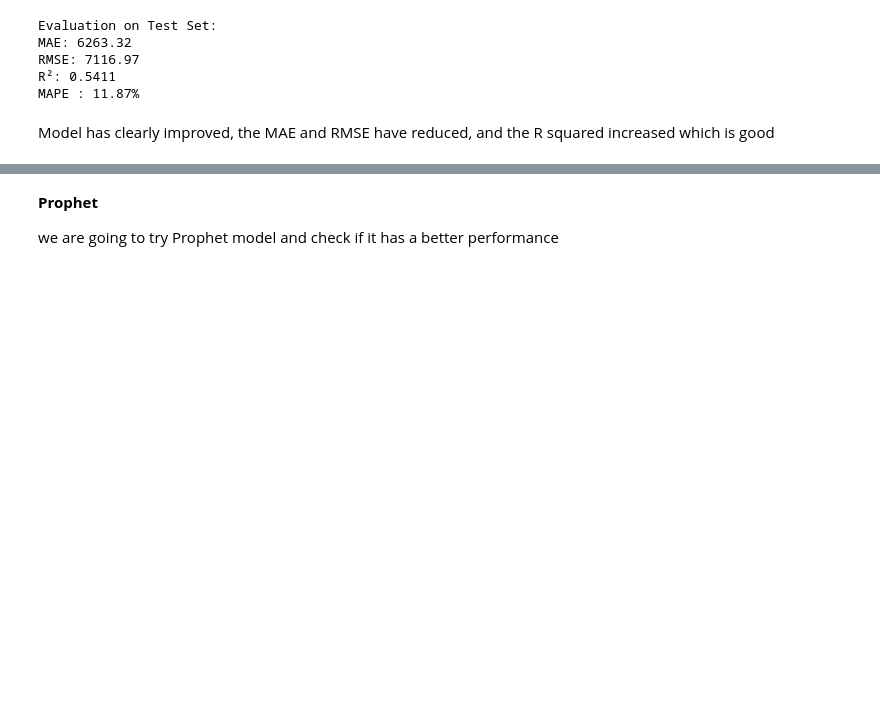
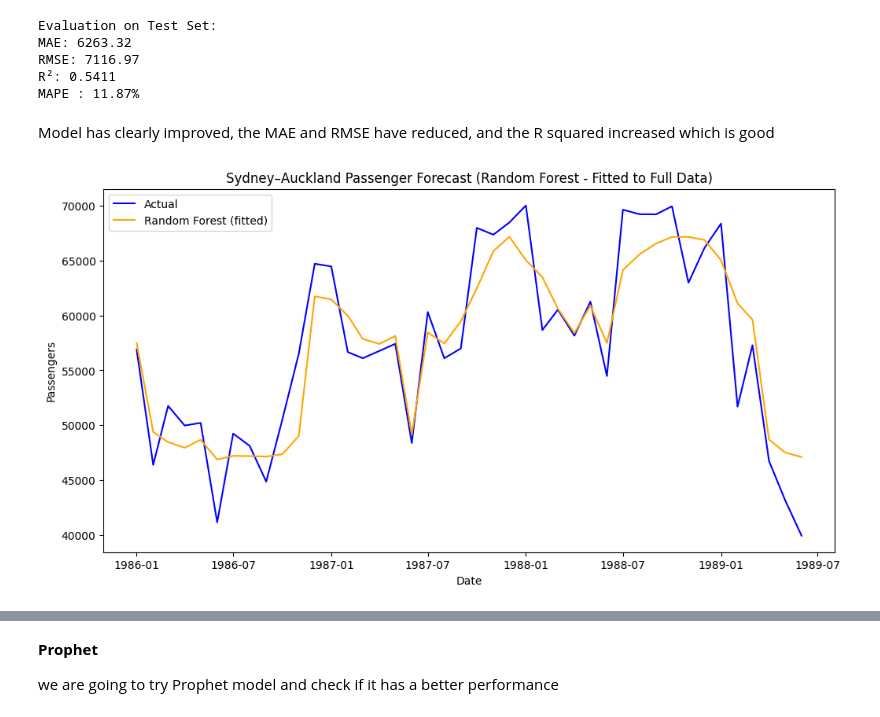
Before and after one commit to kebrcic/data-tech-challenge, a Jupyter notebook: code.ipynb, the cells around one changed output, grey strips where cells are left out. Saved outputs shown, nothing was run; the diff lists cells and outputs as text; code cells hidden in the pictures; blank space fills up the shorter version.

```diff
--- a/code.ipynb
+++ b/code.ipynb
@@ -459,6 +461,8 @@ df_model_f = df_model_nonull[['Passengers_Total', 'Year', 'Month_num', 'Route',
 **Random Forest**
 # %%
 # Filter dataset for this route
+df_with_date = df_model_nonull[['Date', 'Route']]
+df_with_date = df_with_date[df_with_date['Route'] == 'Sydney-Auckland'].copy()
 route_df = df_model_f[df_model_f['Route'] == 'Sydney-Auckland'].copy()
 route_df = route_df.sort_values(['Year', 'Month_num'])
 
@@ -547,3 +551,18 @@ R²: 0.5411
 MAPE : 11.87%
 # %% [markdown]
 Model has clearly improved, the MAE and RMSE have reduced, and the R squared increased which is good
+# %%
+best_model.fit(X, y)
+# Predict for entire dataset
+y_all_pred = best_model.predict(X)
+
+plt.figure(figsize=(12,6))
+plt.plot(df_with_date['Date'], y, label="Actual", color="blue")
+plt.plot(df_with_date['Date'], y_all_pred, label="Random Forest (fitted)", color="orange")
+plt.legend()
+plt.title("Sydney–Auckland Passenger Forecast (Random Forest - Fitted to Full Data)")
+plt.xlabel("Date")
+plt.ylabel("Passengers")
+plt.show()
+# %% [output]
+[figure, added]
```
Also changed, not shown: parts of 9 cells of this notebook.
